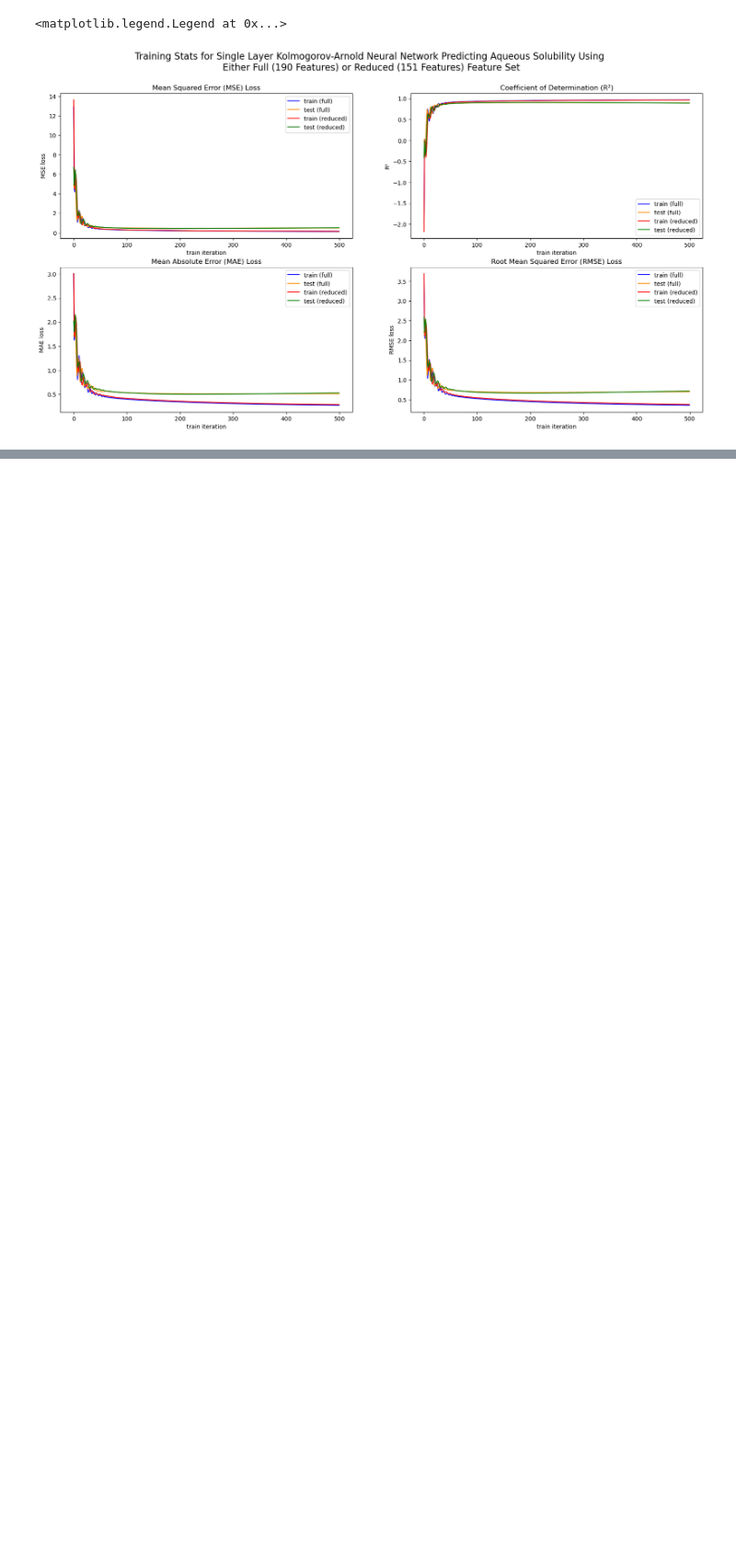
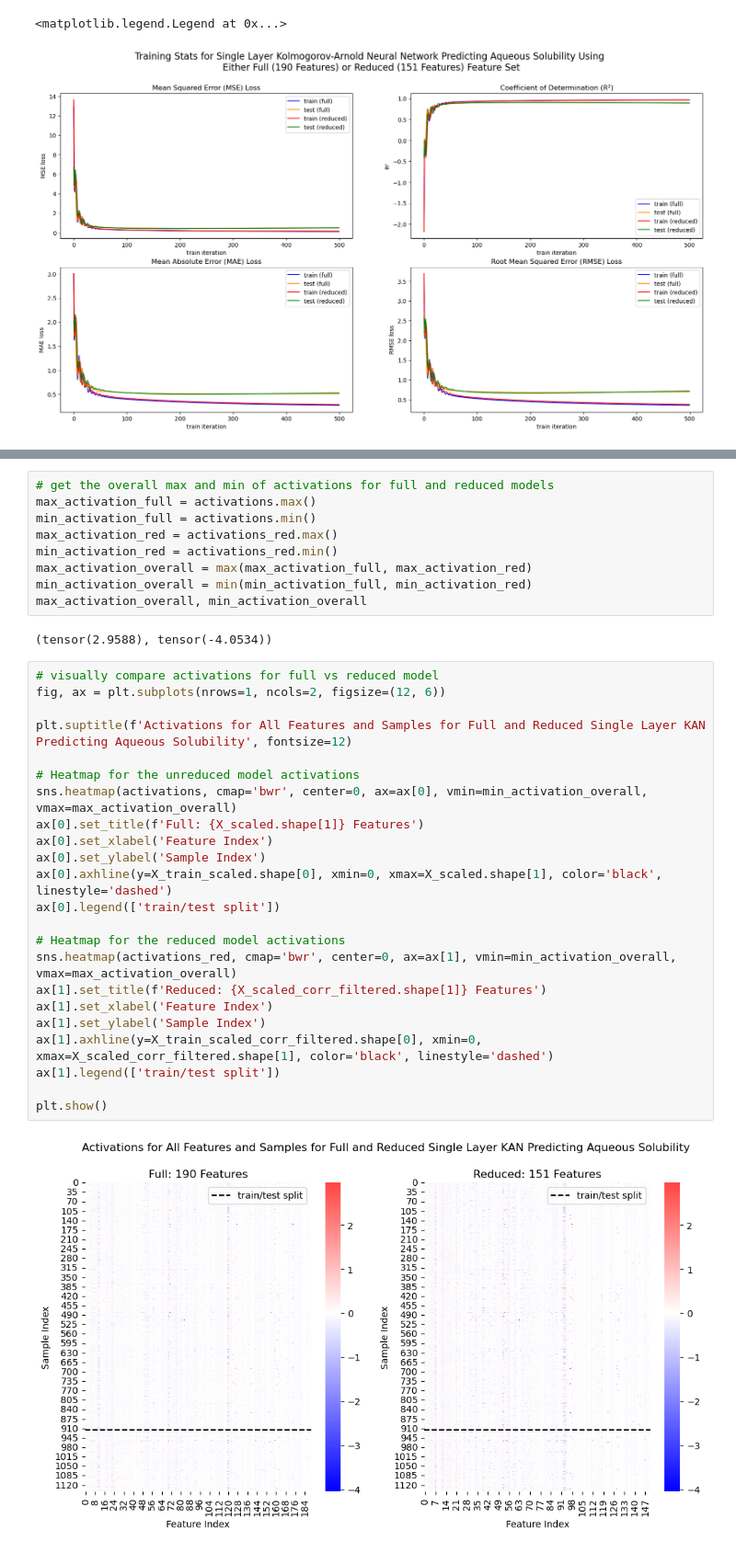
Before and after one commit to cgeils25/Chemical_Physics_and_KANs, a Jupyter notebook: notebooks/aqueous_solubility_delaney/investigating_KAN.ipynb, the cells around one changed output, grey strips where cells are left out. Shown at 92% size. Cells and saved outputs as stored; diff of their text form; blank space fills up the shorter version.

```diff
--- a/notebooks/aqueous_solubility_delaney/investigating_KAN.ipynb
+++ b/notebooks/aqueous_solubility_delaney/investigating_KAN.ipynb
@@ -604,0 +626,36 @@ ax[1, 1].legend(['train (full)', 'test (full)', 'train (reduced)', 'test (reduce
+# %%
+# get the overall max and min of activations for full and reduced models
+max_activation_full = activations.max()
+min_activation_full = activations.min()
+max_activation_red = activations_red.max()
+min_activation_red = activations_red.min()
+max_activation_overall = max(max_activation_full, max_activation_red)
+min_activation_overall = min(min_activation_full, min_activation_red)
+max_activation_overall, min_activation_overall
+# %% [output]
+(tensor(2.9588), tensor(-4.0534))
+# %%
+# visually compare activations for full vs reduced model
+fig, ax = plt.subplots(nrows=1, ncols=2, figsize=(12, 6))
+
+plt.suptitle(f'Activations for All Features and Samples for Full and Reduced Single Layer KAN Predicting Aqueous Solubility', fontsize=12)
+
+# Heatmap for the unreduced model activations
+sns.heatmap(activations, cmap='bwr', center=0, ax=ax[0], vmin=min_activation_overall, vmax=max_activation_overall)
+ax[0].set_title(f'Full: {X_scaled.shape[1]} Features')
+ax[0].set_xlabel('Feature Index')
+ax[0].set_ylabel('Sample Index')
+ax[0].axhline(y=X_train_scaled.shape[0], xmin=0, xmax=X_scaled.shape[1], color='black', linestyle='dashed')
+ax[0].legend(['train/test split'])
+
+# Heatmap for the reduced model activations
+sns.heatmap(activations_red, cmap='bwr', center=0, ax=ax[1], vmin=min_activation_overall, vmax=max_activation_overall)
+ax[1].set_title(f'Reduced: {X_scaled_corr_filtered.shape[1]} Features')
+ax[1].set_xlabel('Feature Index')
+ax[1].set_ylabel('Sample Index')
+ax[1].axhline(y=X_train_scaled_corr_filtered.shape[0], xmin=0, xmax=X_scaled_corr_filtered.shape[1], color='black', linestyle='dashed')
+ax[1].legend(['train/test split'])
+
+plt.show()
+# %% [output]
+[figure, added]
```
Also changed, not shown: parts of 23 cells of this notebook.
